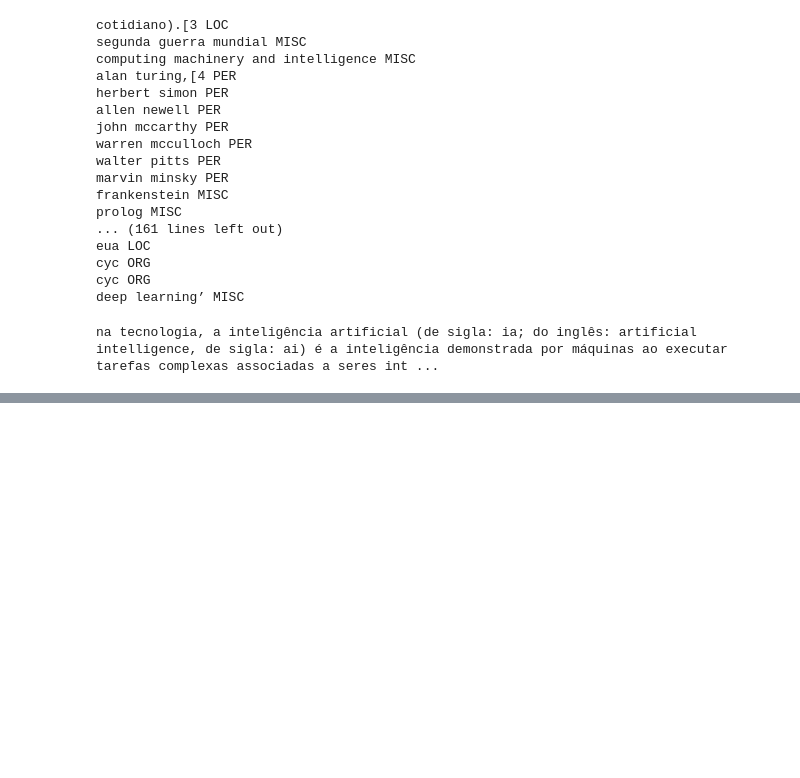
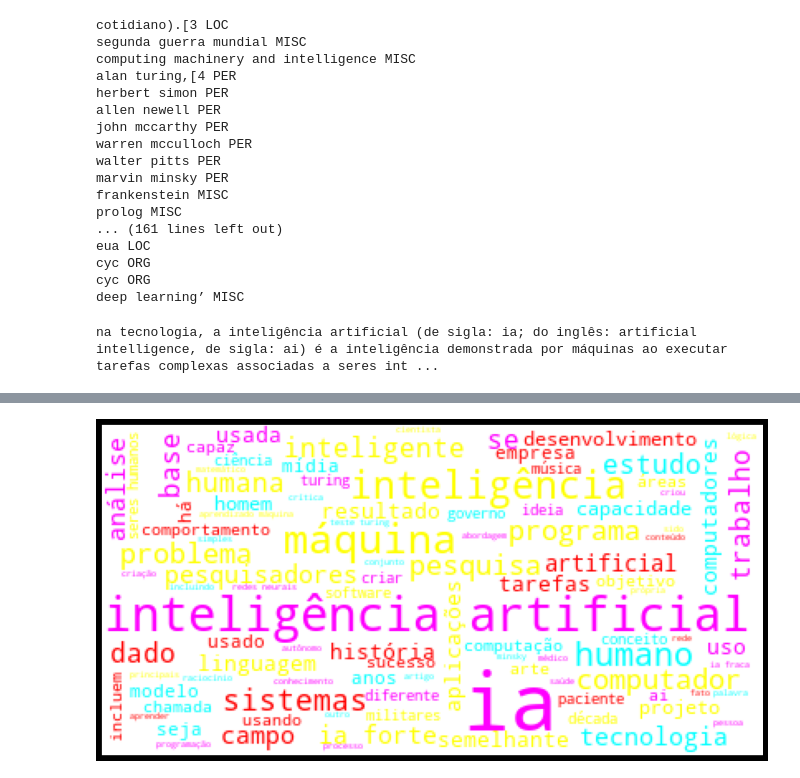
Before and after one commit to Joao-Inacio/IA_e_Machine_Learning, a Jupyter notebook: 1.2-Processamento_de_Linguagem_Natural/PLN.ipynb, the cells around one changed output, grey strips where cells are left out. Cells and saved outputs as stored; diff of their text form; code cells hidden in the pictures; blank space fills up the shorter version.

```diff
--- a/1.2-Processamento_de_Linguagem_Natural/PLN.ipynb
+++ b/1.2-Processamento_de_Linguagem_Natural/PLN.ipynb
@@ -252,0 +298,13 @@ na tecnologia, a inteligência artificial (de sigla: ia; do inglês: artificial
+# %%
+# configurando as cores
+color_map = ListedColormap(['cyan', 'yellow', 'red', 'magenta'])
+# configurando a nuvem
+cloud = WordCloud(background_color='white', max_words=100, colormap=color_map)
+# Visualizando
+cloud = cloud.generate(' '.join(sem_stop))
+plt.figure(figsize=(15, 15))
+plt.imshow(cloud)
+plt.axis('off')
+plt.show()
+# %% [output]
+[figure, added]
```
Also changed, not shown: parts of 7 cells of this notebook.
